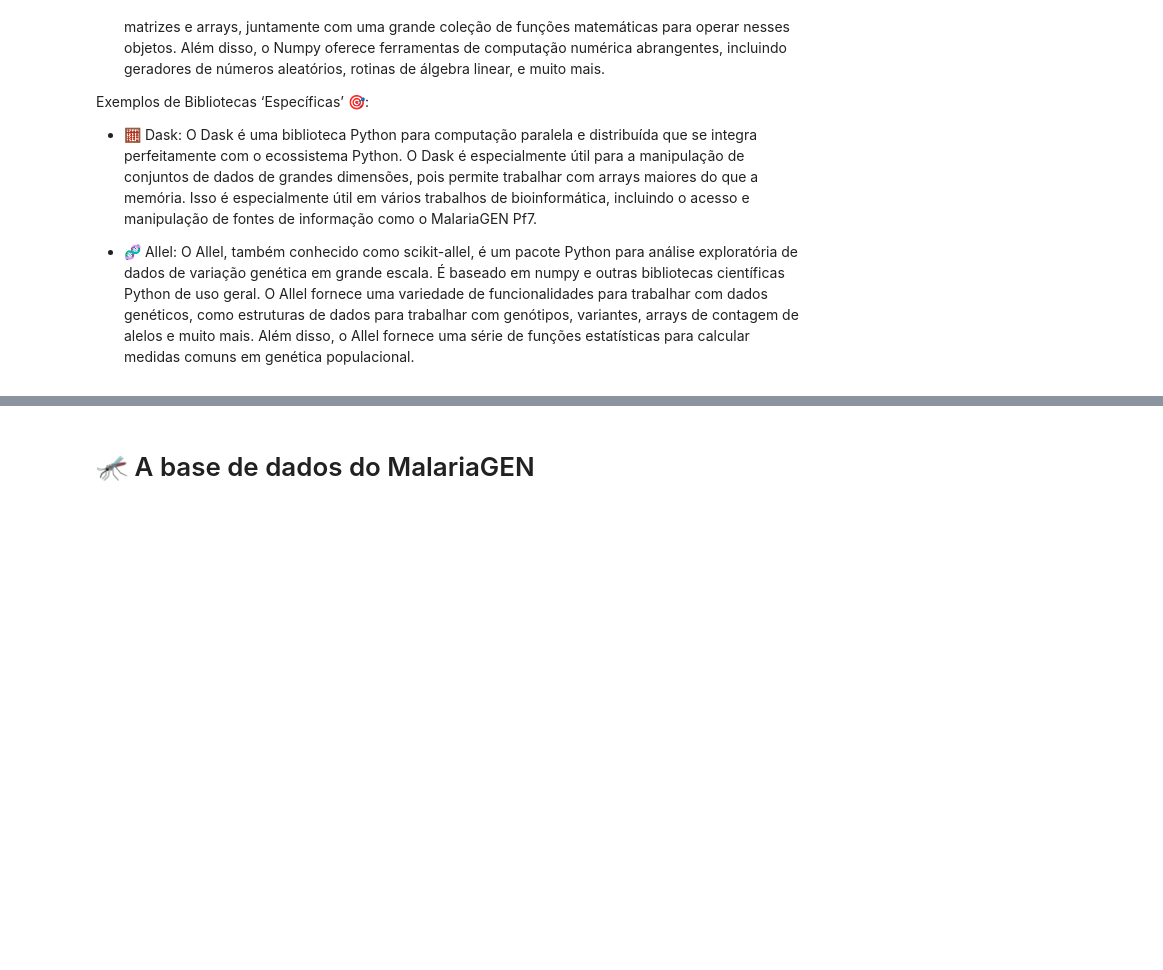
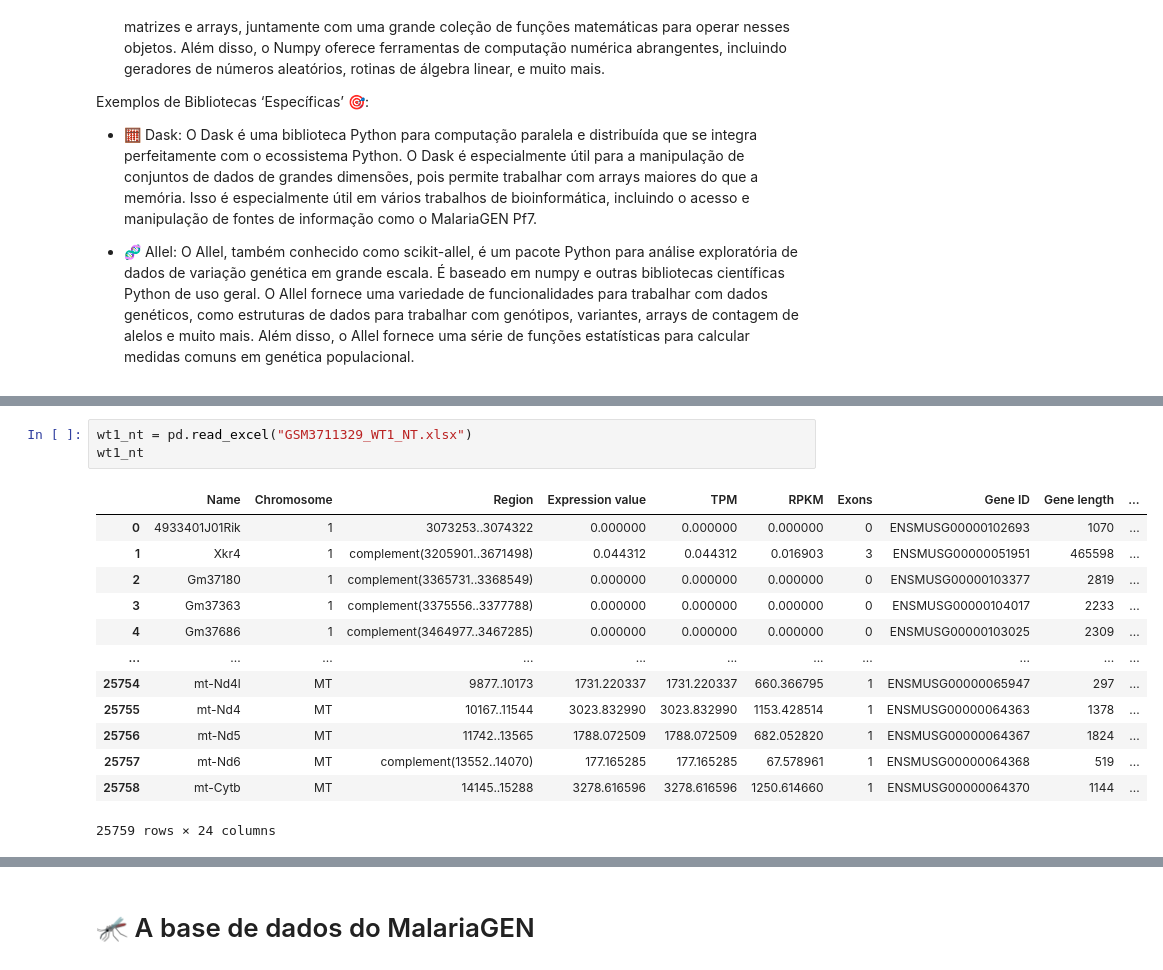
Before and after one commit to nunososorio/medicaldatascience, a Jupyter notebook: dataproc_intro.ipynb, the cells around one changed output, grey strips where cells are left out. Cells and saved outputs as stored; diff of their text form; blank space fills up the shorter version.

```diff
--- a/dataproc_intro.ipynb
+++ b/dataproc_intro.ipynb
@@ -142,0 +192,17 @@ print("Lista:", lista)
+# %%
+wt1_nt = pd.read_excel("GSM3711329_WT1_NT.xlsx")
+wt1_nt
+# %% [output]
+|  | Name | Chromosome | Region | Expression value | TPM | RPKM | Exons | Gene ID | Gene length | ... |
+| 0 | 4933401J01Rik | 1 | 3073253..3074322 | 0.000000 | 0.000000 | 0.000000 | 0 | ENSMUSG00000102693 | 1070 | ... |
+| 1 | Xkr4 | 1 | complement(3205901..3671498) | 0.044312 | 0.044312 | 0.016903 | 3 | ENSMUSG00000051951 | 465598 | ... |
+| 2 | Gm37180 | 1 | complement(3365731..3368549) | 0.000000 | 0.000000 | 0.000000 | 0 | ENSMUSG00000103377 | 2819 | ... |
+| 3 | Gm37363 | 1 | complement(3375556..3377788) | 0.000000 | 0.000000 | 0.000000 | 0 | ENSMUSG00000104017 | 2233 | ... |
+| 4 | Gm37686 | 1 | complement(3464977..3467285) | 0.000000 | 0.000000 | 0.000000 | 0 | ENSMUSG00000103025 | 2309 | ... |
+| ... | ... | ... | ... | ... | ... | ... | ... | ... | ... | ... |
+| 25754 | mt-Nd4l | MT | 9877..10173 | 1731.220337 | 1731.220337 | 660.366795 | 1 | ENSMUSG00000065947 | 297 | ... |
+| 25755 | mt-Nd4 | MT | 10167..11544 | 3023.832990 | 3023.832990 | 1153.428514 | 1 | ENSMUSG00000064363 | 1378 | ... |
+| 25756 | mt-Nd5 | MT | 11742..13565 | 1788.072509 | 1788.072509 | 682.052820 | 1 | ENSMUSG00000064367 | 1824 | ... |
+| 25757 | mt-Nd6 | MT | complement(13552..14070) | 177.165285 | 177.165285 | 67.578961 | 1 | ENSMUSG00000064368 | 519 | ... |
+| 25758 | mt-Cytb | MT | 14145..15288 | 3278.616596 | 3278.616596 | 1250.614660 | 1 | ENSMUSG00000064370 | 1144 | ... |
+25759 rows × 24 columns
```
Also changed, not shown: parts of 26 cells of this notebook.
